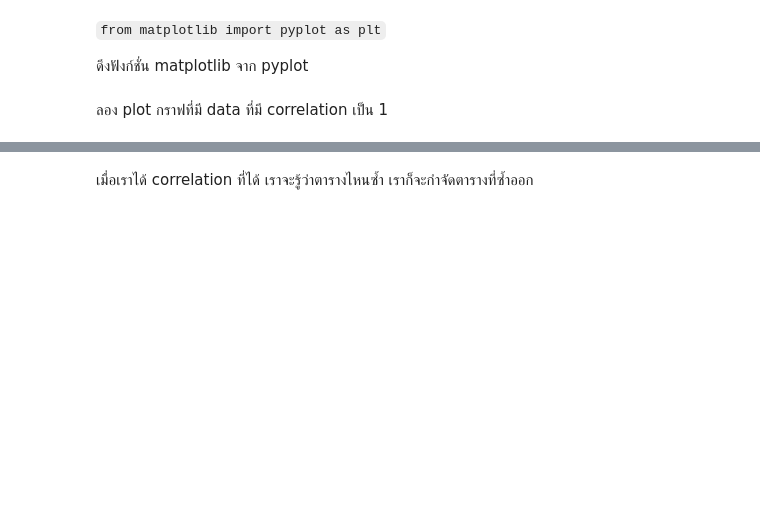
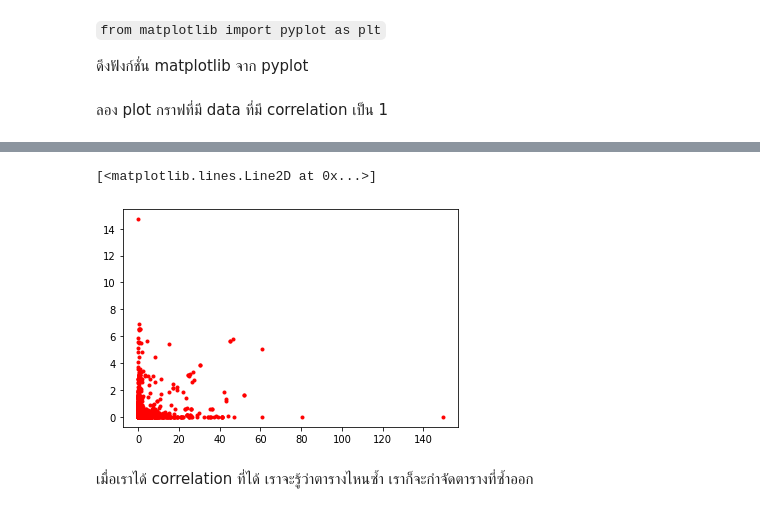
Before and after one commit to Kggzzz/Multivaririate, a Jupyter notebook: Exam01.ipynb, the cells around one changed output, grey strips where cells are left out. Cells and saved outputs as stored; diff of their text form; code cells hidden in the pictures; blank space fills up the shorter version.

```diff
--- a/Exam01.ipynb
+++ b/Exam01.ipynb
@@ -356,6 +432,9 @@ plt.plot(newdata.iloc[:,10],newdata.iloc[:,10],'r.')
 # %%
 #กราฟที่มี data ที่มี correlation เป็นค่าอื่นๆ
-plt.plot(newdata.iloc[:,10],newdata.iloc[:,28],'r.')
+plt.plot(new_nndata.iloc[:,10],new_nndata.iloc[:,28],'r.')
+# %% [output]
+[<matplotlib.lines.Line2D at 0x...>]
+[figure, added]
 # %% [markdown]
 เมื่อเราได้ correlation ที่ได้ เราจะรู้ว่าตารางไหนซ้ำ เราก็จะกำจัดตารางที่ซ้ำออก
 # %%
```
Also changed, not shown: parts of 49 cells of this notebook.
